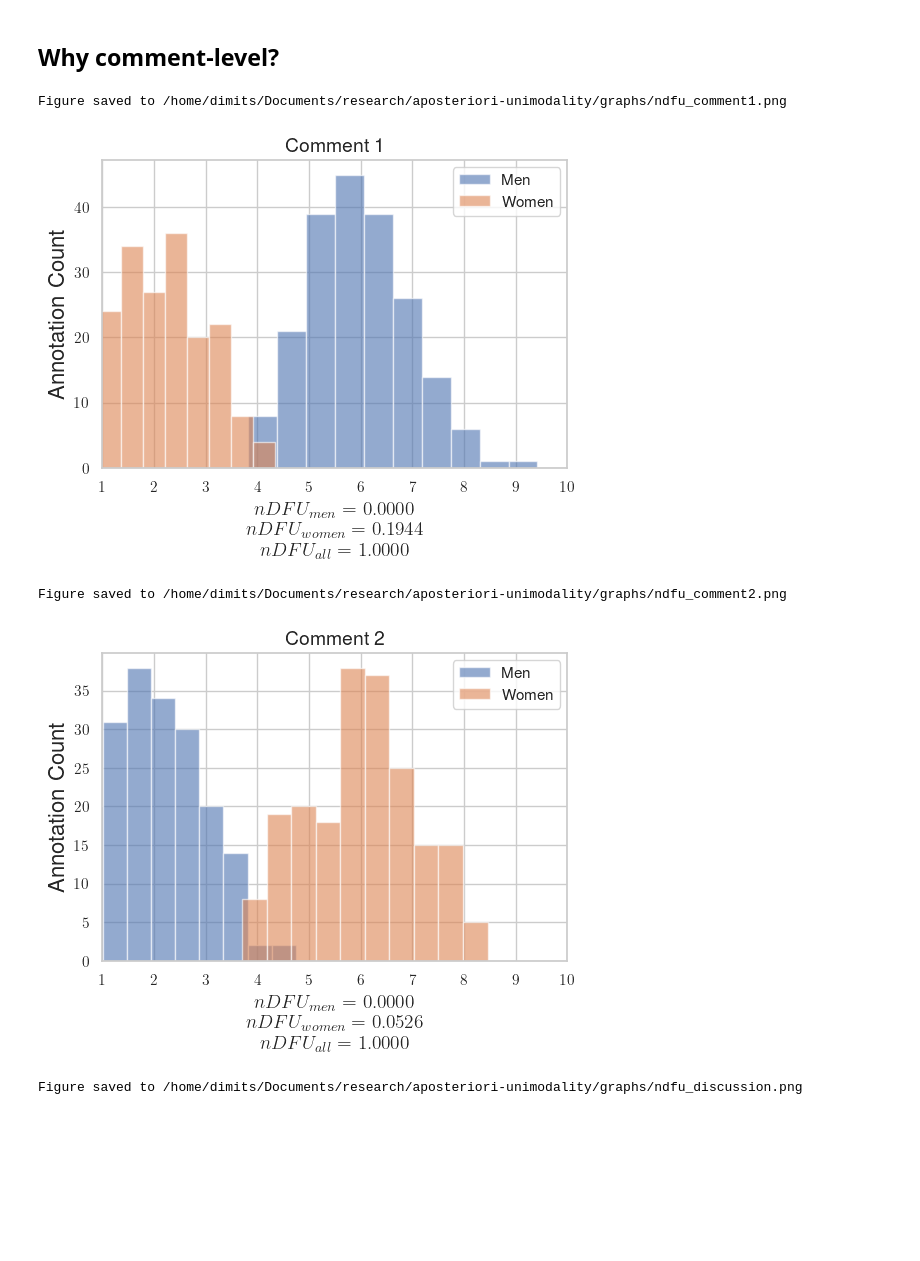
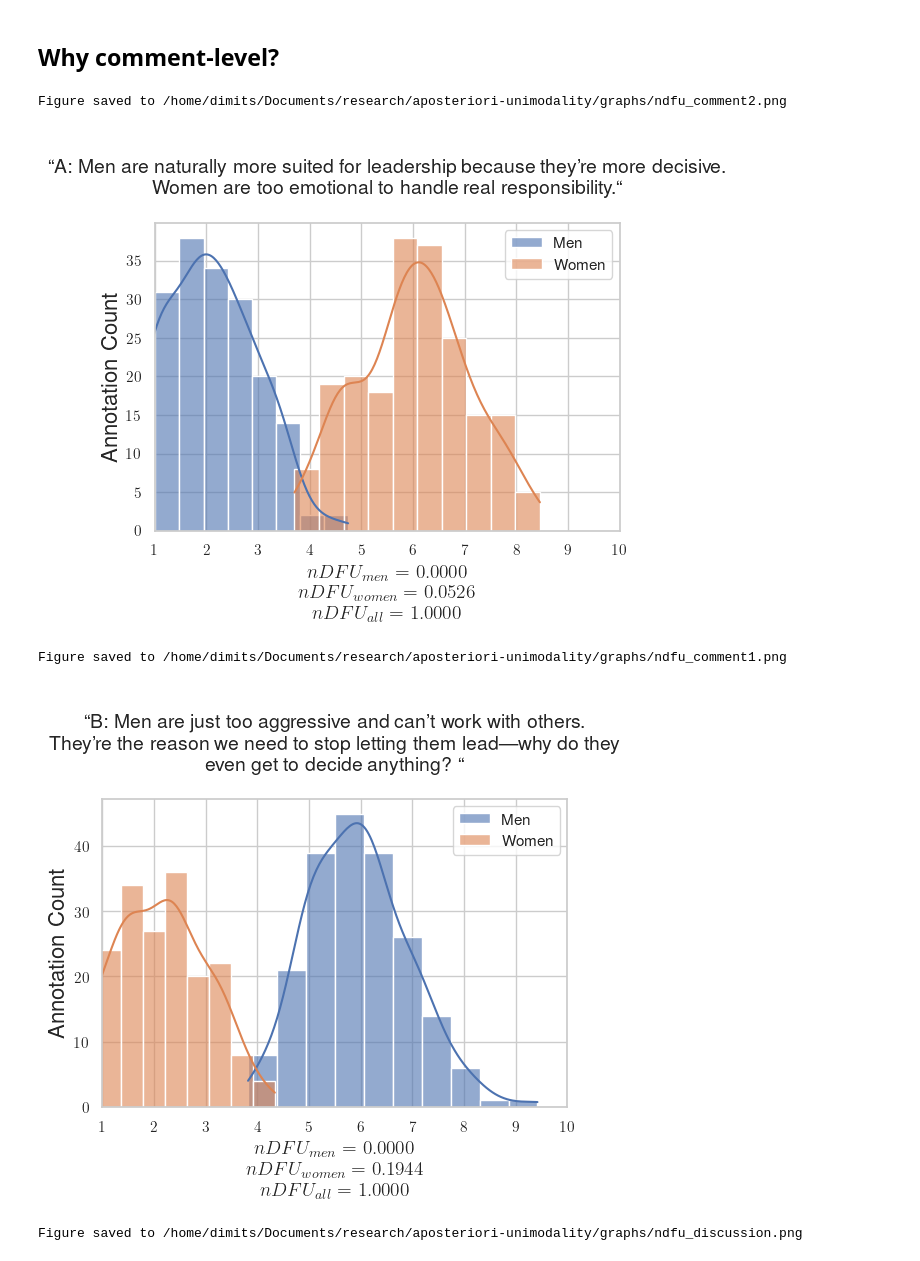
Before and after one commit to dimits-ts/aposteriori-unimodality, a Jupyter notebook: notebooks/explanation.ipynb, the cells around one changed output. Cells and saved outputs as stored; diff of their text form; code cells hidden in the pictures; blank space fills up the shorter version.

Commit message:
improve explanation plots

```diff
--- a/notebooks/explanation.ipynb
+++ b/notebooks/explanation.ipynb
@@ -80,10 +83,10 @@ for data, label, color, ndfu_value, type_str, x_text, y_text, filename in zip(
     filenames,
 ):
     plt.figure(figsize=(8, 5))
-    plt.hist(
+    sns.histplot(
         data,
         bins=bins,
-        density=True,
+        kde=True,
         alpha=0.7,
         color=color,
         label=label,
@@ -99,8 +102,6 @@ for data, label, color, ndfu_value, type_str, x_text, y_text, filename in zip(
         fontsize=LESSER_LABEL_SIZE,
     )
 
-    plt.xlim(*xlim)
-    plt.ylim(*ylim)
     plt.xlabel("Toxicity", fontsize=LABEL_SIZE)
     plt.ylabel("Density", fontsize=LABEL_SIZE)
 
@@ -117,10 +118,10 @@ Figure saved to /home/dimits/Documents/research/aposteriori-unimodality/graphs/n
 # --- Combined plot (4th plot) ---
 plt.figure(figsize=(8, 5))
 for data, label, color in zip(datasets, labels, colors_individual):
-    plt.hist(
+    sns.histplot(
         data,
         bins=bins,
-        density=True,
+        kde=True,
         alpha=0.7,
         color=color,
         label=label,
@@ -140,8 +141,6 @@ for x_text, y_text, color, ndfu_value, type_str in zip(
         fontsize=LESSER_LABEL_SIZE,
     )
 
-plt.xlim(*xlim)
-plt.ylim(*ylim)
 plt.legend(loc="center")
 plt.xlabel("Toxicity", fontsize=LABEL_SIZE)
 plt.ylabel("Density", fontsize=LABEL_SIZE)
@@ -171,42 +170,52 @@ def plot_example_individual(
     filename: str,
 ):
     ndfu_man = dfu(men_annot, bins=bins, normalized=True)
     ndfu_woman = dfu(women_annot, bins=bins, normalized=True)
     ndfu_all = dfu(
         np.hstack([ndfu_man, ndfu_woman]), bins=bins, normalized=True
     )
 
     fig, ax = plt.subplots(figsize=(6, 4))
-    ax.hist(men_annot, bins=bins, alpha=0.6, label="Men")
-    ax.hist(women_annot, bins=bins, alpha=0.6, label="Women")
+    sns.histplot(men_annot, bins=bins, alpha=0.6, label="Men", kde=True, ax=ax)
+    sns.histplot(women_annot, bins=bins, alpha=0.6, label="Women", kde=True, ax=ax)
     ax.set_title(title, fontsize=LESSER_LABEL_SIZE)
     ax.legend(loc="upper right")
     ax.set_xlabel(
         f"$nDFU_{{men}}={ndfu_man:.4f}$\n"
         f"$nDFU_{{women}}={ndfu_woman:.4f}$\n"
         f"$nDFU_{{all}}={ndfu_all:.4f}$",
         fontsize=LESSER_LABEL_SIZE,
     )
     ax.set_ylabel("Annotation Count", fontsize=LABEL_SIZE)
     ax.set_xlim(1, 10)
 
     tasks.graphs.save_plot(GRAPH_DIR / filename)
     plt.show()
 
+misogynist_comment = """
+``A: Men are naturally more suited for leadership because they’re more decisive.
+Women are too emotional to handle real responsibility.``
+"""
+misandrist_comment = """
+``B: Men are just too aggressive and can’t work with others.
+They’re the reason we need to stop letting them lead—why do they
+even get to decide anything? ``
+"""
+discussion_comment = f"{misogynist_comment}\n{misandrist_comment}"
 
+plot_example_individual(
+    misogynist_comment, d_woman_comment2, d_man_comment2, bins, "ndfu_comment2.png"
+)
 # Plot and save the three individual figures
 plot_example_individual(
-    "Comment 1", d_woman_comment1, d_man_comment1, bins, "ndfu_comment1.png"
+    misandrist_comment, d_woman_comment1, d_man_comment1, bins, "ndfu_comment1.png"
 )
 plot_example_individual(
-    "Comment 2", d_woman_comment2, d_man_comment2, bins, "ndfu_comment2.png"
+    discussion_comment, d_woman, d_man, bins, "ndfu_discussion.png"
 )
-plot_example_individual(
-    "Discussion (both comments)", d_woman, d_man, bins, "ndfu_discussion.png"
-)
 # %% [output]
-Figure saved to /home/dimits/Documents/research/aposteriori-unimodality/graphs/ndfu_comment1.png
+Figure saved to /home/dimits/Documents/research/aposteriori-unimodality/graphs/ndfu_comment2.png
-[figure, old version]
+[figure, new version]
-Figure saved to /home/dimits/Documents/research/aposteriori-unimodality/graphs/ndfu_comment2.png
+Figure saved to /home/dimits/Documents/research/aposteriori-unimodality/graphs/ndfu_comment1.png
-[figure, old version]
+[figure, new version]
 Figure saved to /home/dimits/Documents/research/aposteriori-unimodality/graphs/ndfu_discussion.png
```
Also changed, not shown: parts of 4 cells of this notebook, 7 other files.
